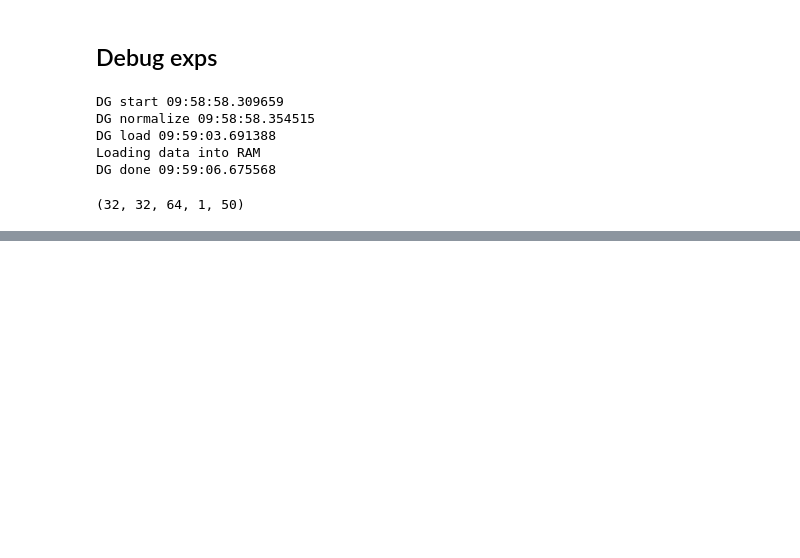
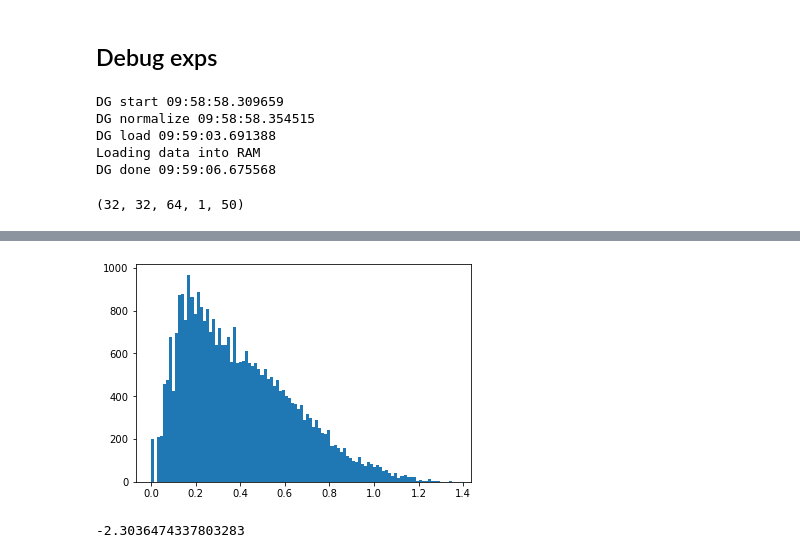
Before and after one commit to sagar-garg/WeatherBench, a Jupyter notebook: devlog/32-categorical.ipynb, the cells around one changed output, grey strips where cells are left out. Drawn from its saved outputs; the diff is of its cells as text; code cells hidden in the pictures; blank space fills up the shorter version.

```diff
--- a/devlog/32-categorical.ipynb
+++ b/devlog/32-categorical.ipynb
@@ -528,0 +531,7 @@ y.shape
+# %%
+args = load_args('../nn_configs/P/006-resnet_d3_z_3d_cat.yml')
+args['train_years'] = ['2015', '2015']
+args['valid_years'] = ['2015', '2015']
+args['test_years'] = ['2015', '2015']
+args['data_subsample'] = 24
+# args['output_vars'] = ['z_500', 't_850']
@@ -528,0 +576,4 @@ y.shape
+# %%
+plt.hist(y.flatten()**0.5, bins=100);
+# %% [output]
+[figure, added]
@@ -528,0 +585,4 @@ y.shape
+# %%
+y
+# %% [output]
+-2.3036474337803283
```
Also changed, not shown: parts of 10 cells of this notebook, 3 other files.
